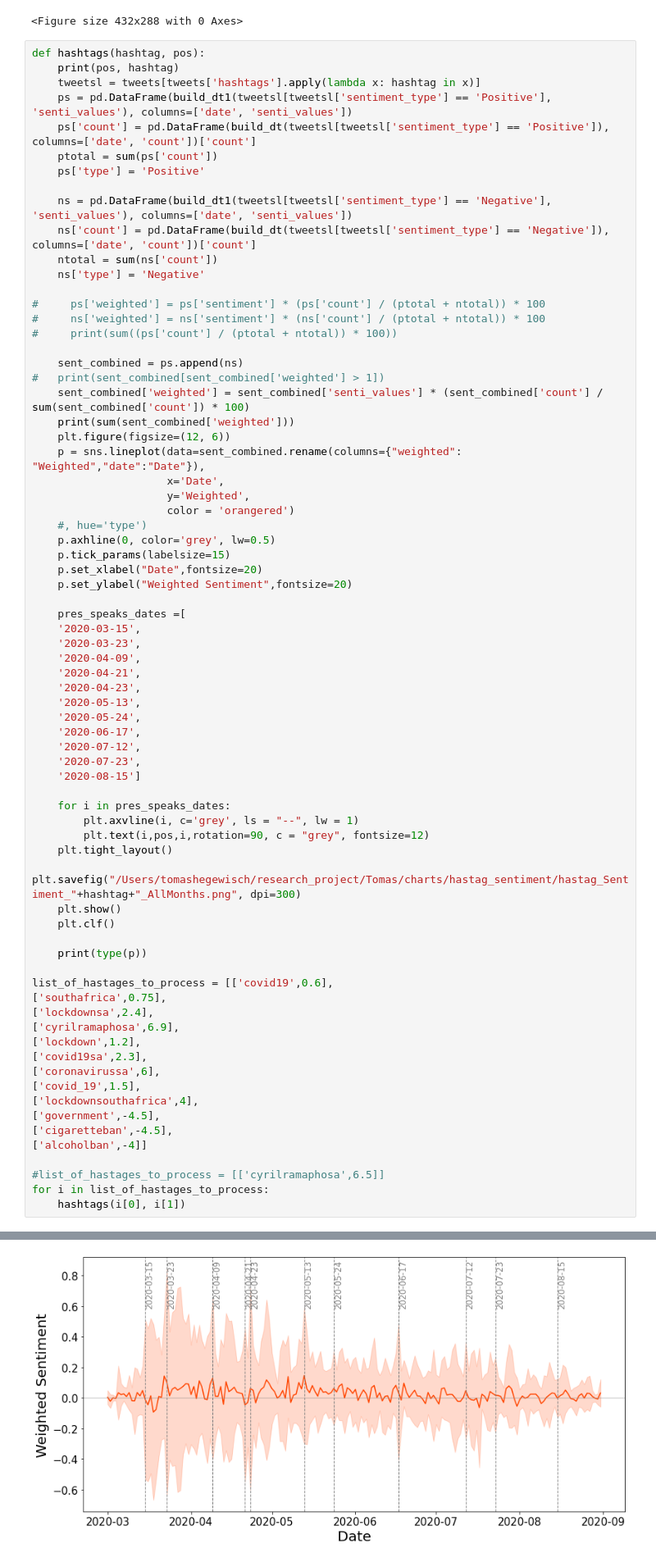
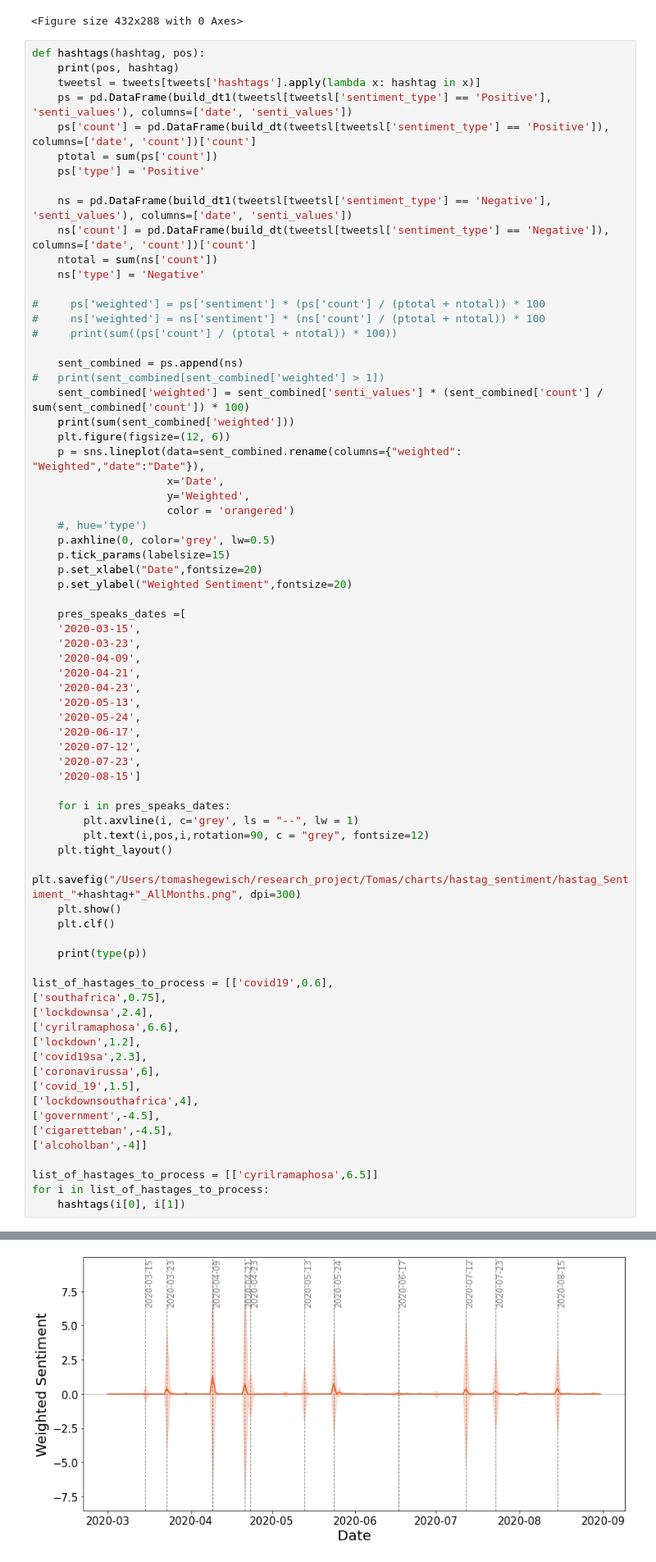
Before and after one commit to tomashege/research_project, a Jupyter notebook: Tomas/notebooks/tweet_analysis.ipynb, the cells around one changed output, grey strips where cells are left out. Shown at 82% size. Drawn from its saved outputs; the diff is of its cells as text.

```diff
--- a/Tomas/notebooks/tweet_analysis.ipynb
+++ b/Tomas/notebooks/tweet_analysis.ipynb
@@ -210,7 +210,7 @@ def hashtags(hashtag, pos):
 list_of_hastages_to_process = [['covid19',0.6],
 ['southafrica',0.75],
 ['lockdownsa',2.4],
-['cyrilramaphosa',6.9],
+['cyrilramaphosa',6.6],
 ['lockdown',1.2],
 ['covid19sa',2.3],
 ['coronavirussa',6],
@@ -220,7 +220,7 @@ list_of_hastages_to_process = [['covid19',0.6],
 ['cigaretteban',-4.5],
 ['alcoholban',-4]]
 
-#list_of_hastages_to_process = [['cyrilramaphosa',6.5]]
+list_of_hastages_to_process = [['cyrilramaphosa',6.5]]
 for i in list_of_hastages_to_process:
     hashtags(i[0], i[1])
 # %% [output]
@@ -229,2 +229,2 @@ for i in list_of_hastages_to_process:
-[figure, old version]
+[figure, new version]
 <class 'matplotlib.axes._subplots.AxesSubplot'>
```
Also changed, not shown: parts of 4 cells of this notebook, 2 other files.
